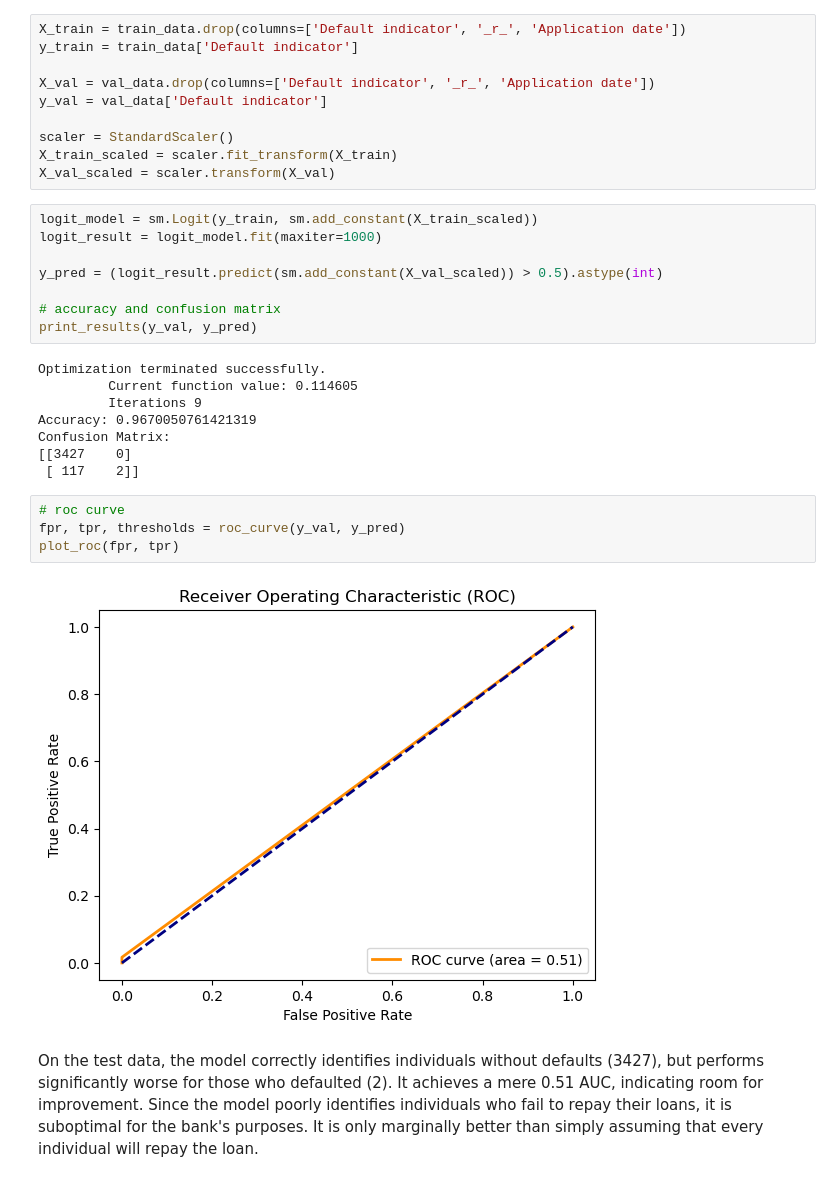
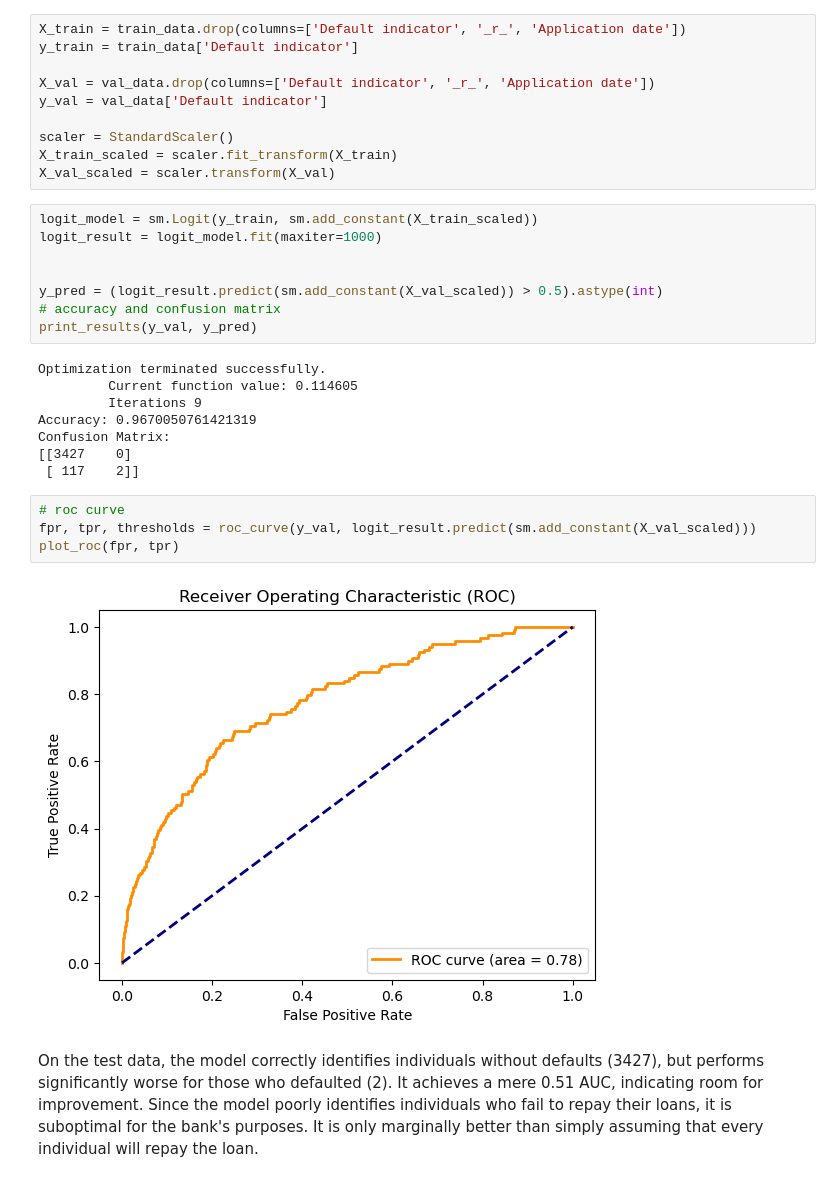
Before and after one commit to Jagodno/Pre-selection-Assignment, a Jupyter notebook: jupyter_notebooks/logistic_regression.ipynb, the cells around one changed output. Drawn from its saved outputs; the diff is of its cells as text.

```diff
--- a/jupyter_notebooks/logistic_regression.ipynb
+++ b/jupyter_notebooks/logistic_regression.ipynb
@@ -75,8 +88,8 @@ X_val_scaled = scaler.transform(X_val)
 logit_model = sm.Logit(y_train, sm.add_constant(X_train_scaled))
 logit_result = logit_model.fit(maxiter=1000)
 
+
 y_pred = (logit_result.predict(sm.add_constant(X_val_scaled)) > 0.5).astype(int)
-
 # accuracy and confusion matrix
 print_results(y_val, y_pred)
 # %% [output]
@@ -89,10 +102,10 @@ Confusion Matrix:
  [ 117    2]]
 # %%
 # roc curve
-fpr, tpr, thresholds = roc_curve(y_val, y_pred)
+fpr, tpr, thresholds = roc_curve(y_val, logit_result.predict(sm.add_constant(X_val_scaled)))
 plot_roc(fpr, tpr)
 # %% [output]
-[figure, old version]
+[figure, new version]
 # %% [markdown]
 On the test data, the model correctly identifies individuals without defaults (3427), but performs significantly worse for those who defaulted (2). It achieves a mere 0.51 AUC, indicating room for improvement. Since the model poorly identifies individuals who fail to repay their loans, it is suboptimal for the bank's purposes. It is only marginally better than simply assuming that every individual will repay the loan.
 # %% [markdown]
```
Also changed, not shown: parts of 20 cells of this notebook.
